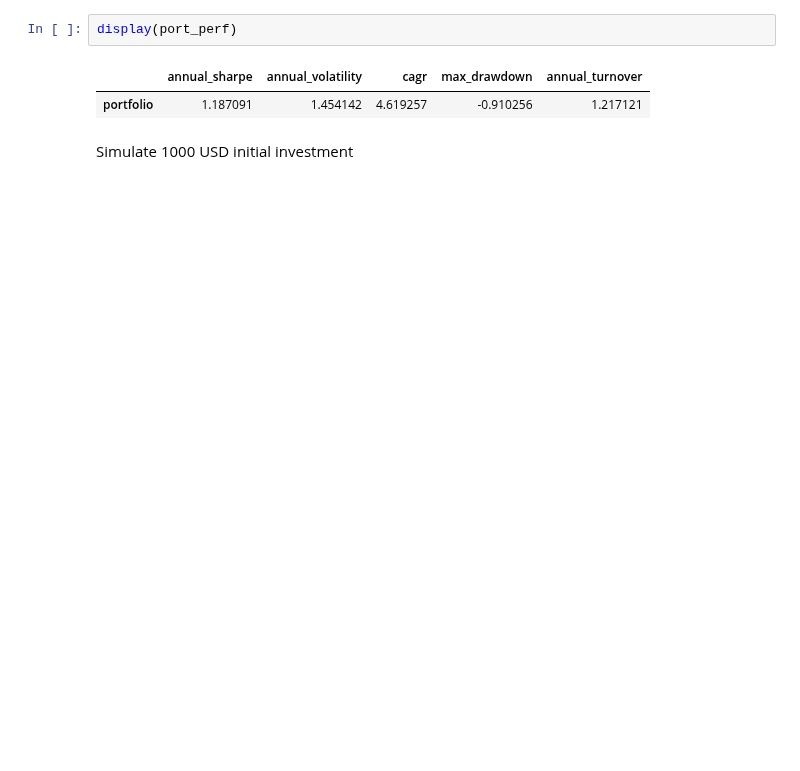
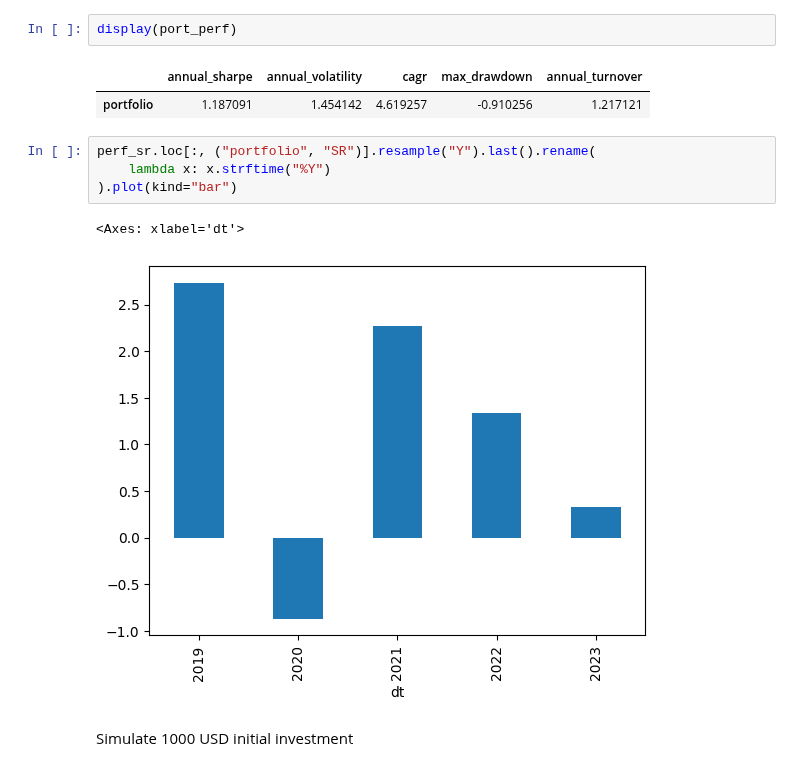
Before and after one commit to thecolngroup/alphavec, a Jupyter notebook: example.ipynb, the cells around one changed output. Saved outputs shown, nothing was run; the diff lists cells and outputs as text; blank space fills up the shorter version.

```diff
--- a/example.ipynb
+++ b/example.ipynb
@@ -195,6 +195,13 @@ display(port_perf)
 # %% [output]
 |  | annual_sharpe | annual_volatility | cagr | max_drawdown | annual_turnover |
 | portfolio | 1.187091 | 1.454142 | 4.619257 | -0.910256 | 1.217121 |
+# %%
+perf_sr.loc[:, ("portfolio", "SR")].resample("Y").last().rename(
+    lambda x: x.strftime("%Y")
+).plot(kind="bar")
+# %% [output]
+<Axes: xlabel='dt'>
+[figure, added]
 # %% [markdown]
 Simulate 1000 USD initial investment
 # %%
```
Also changed, not shown: parts of 4 cells of this notebook, 2 other files.
